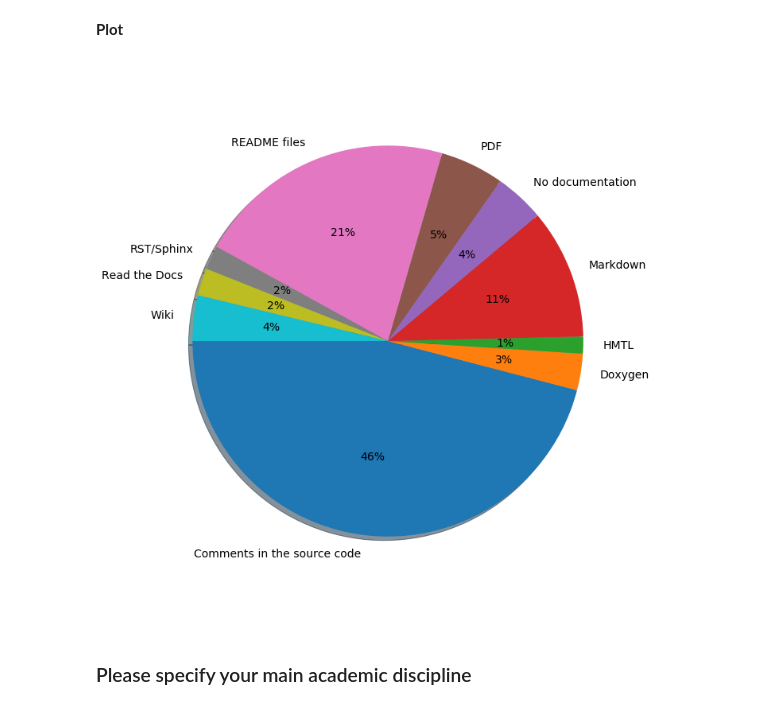
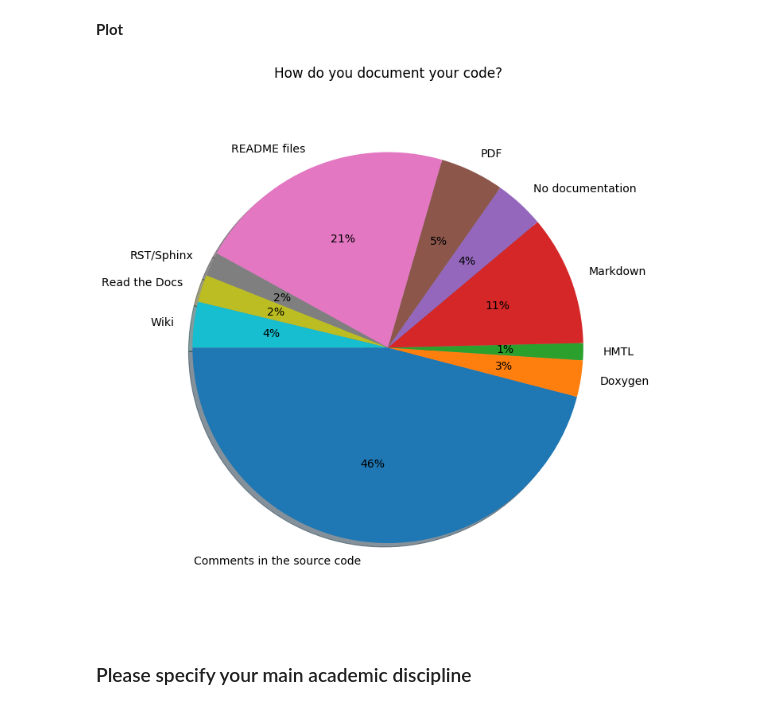
Before and after one commit to coderefinery/pre-workshop-survey, a Jupyter notebook: pre-workshop-survey.ipynb, the cells around one changed output. Saved outputs shown, nothing was run; the diff lists cells and outputs as text; code cells hidden in the pictures.

```diff
--- a/pre-workshop-survey.ipynb
+++ b/pre-workshop-survey.ipynb
@@ -144,7 +144,7 @@ def split_multiple_choices(series):
             series.drop(labels=i, inplace=True)
     return
 # %%
-def plot_pie(font, valcnt_series, xsize, ysize, filename, startangle=180):
+def plot_pie(font, valcnt_series, xsize, ysize, filename, startangle=180, title=None):
     plt.rc('font', **font)
 
     values = valcnt_series.values
@@ -153,6 +153,7 @@ def plot_pie(font, valcnt_series, xsize, ysize, filename, startangle=180):
     ax1.pie(values, labels=labels, autopct='%1.0f%%',
             shadow=True, startangle=startangle)
     ax1.axis('equal')  # Equal aspect ratio ensures that pie is drawn as a circle.
+    plt.title(title)
     ax1.figure.tight_layout()
     plt.savefig(filename)
 # %% [markdown]
@@ -365,12 +372,13 @@ stats_doc = stats_doc_tf.add(stats_doc_i, fill_value=0.0)
 # %%
 # dropping answers below 1%
 stats_doc.drop(labels="MkDocs", inplace=True)
 stats_doc.drop(labels="readthedocs.org", inplace=True)
 stats_doc.drop(labels="Other", inplace=True)
 
-plot_pie(font, stats_doc, xsize, ysize, "img/documentation.png");
+title = "How do you document your code?"
+plot_pie(font, stats_doc, xsize, ysize, "img/documentation.png", title=title);
 # %% [output]
-[figure, old version]
+[figure, new version]
 # %% [markdown]
 ### Please specify your main academic discipline
 # %% [markdown]
```
Also changed, not shown: parts of 10 cells of this notebook.
